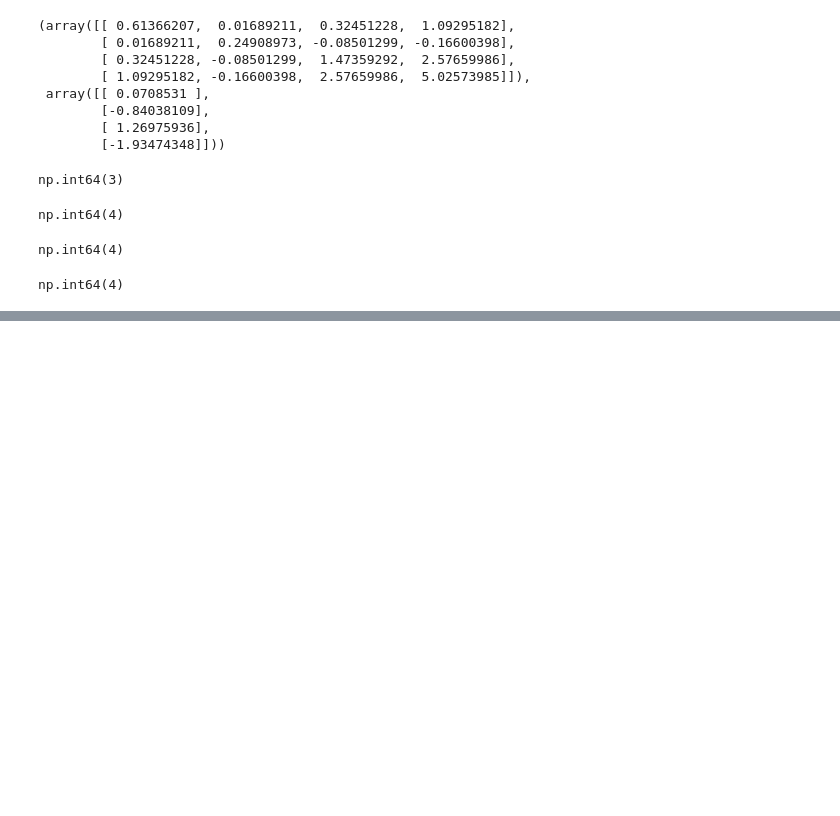
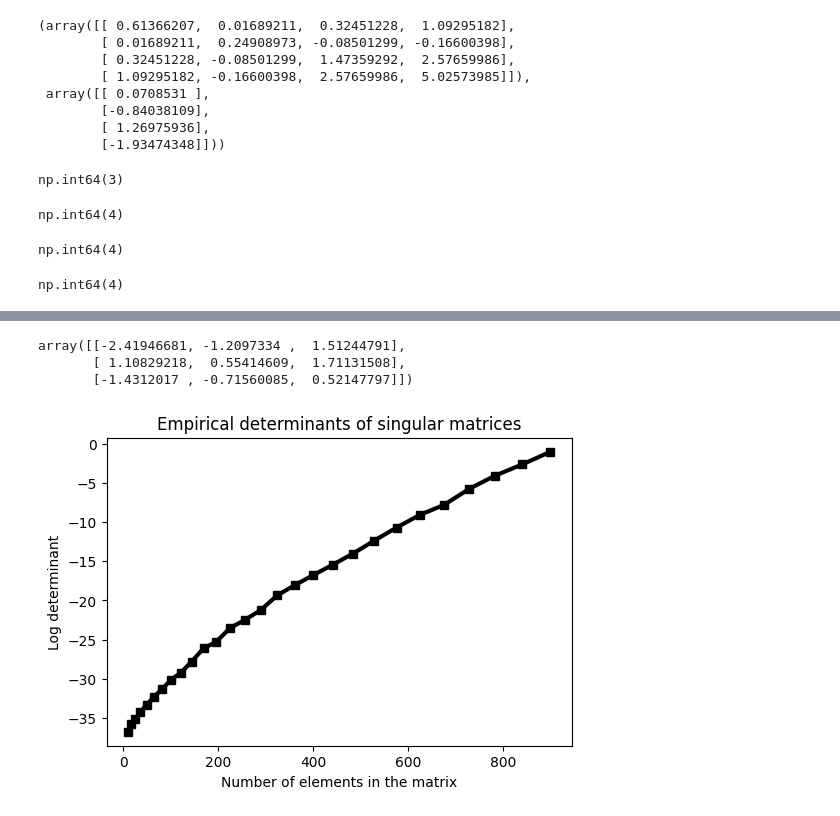
Before and after one commit to Amertz08/python-learnings, a Jupyter notebook: practical-linear-algebra/ch6_exercises.ipynb, the cells around one changed output, grey strips where cells are left out. Drawn from its saved outputs; the diff is of its cells as text; code cells hidden in the pictures; blank space fills up the shorter version.

```diff
--- a/practical-linear-algebra/ch6_exercises.ipynb
+++ b/practical-linear-algebra/ch6_exercises.ipynb
@@ -262,0 +272,30 @@ np.int64(4)
+# %%
+square_matrix = np.random.randn(3,3)
+square_matrix[:,0] = square_matrix[:,1] * 2
+square_matrix
+# %% [output]
+array([[-2.41946681, -1.2097334 ,  1.51244791],
+       [ 1.10829218,  0.55414609,  1.71131508],
+       [-1.4312017 , -0.71560085,  0.52147797]])
+# %%
+experiments = 100
+matrix_sizes = np.arange(3, 31)
+
+determinant_results = np.zeros((len(matrix_sizes), experiments))
+
+for i, size in enumerate(matrix_sizes):
+    for exp_i in range(experiments):
+        square_matrix = np.random.randn(size, size)
+        square_matrix[:,0] = square_matrix[:,1] * 2
+        val = abs(np.linalg.det(square_matrix))
+        determinant_results[i,exp_i] = val
+# %%
+plt.figure(figsize=(6,4))
+plt.plot(matrix_sizes**2,np.log(np.mean(determinant_results,axis=1)),'ks-',linewidth=3)
+plt.xlabel('Number of elements in the matrix')
+plt.ylabel('Log determinant')
+plt.title('Empirical determinants of singular matrices')
+plt.savefig('Figure_06_10.png',dpi=300)
+plt.show()
+# %% [output]
+[figure, added]
```
Also changed, not shown: parts of 1 cell of this notebook.
